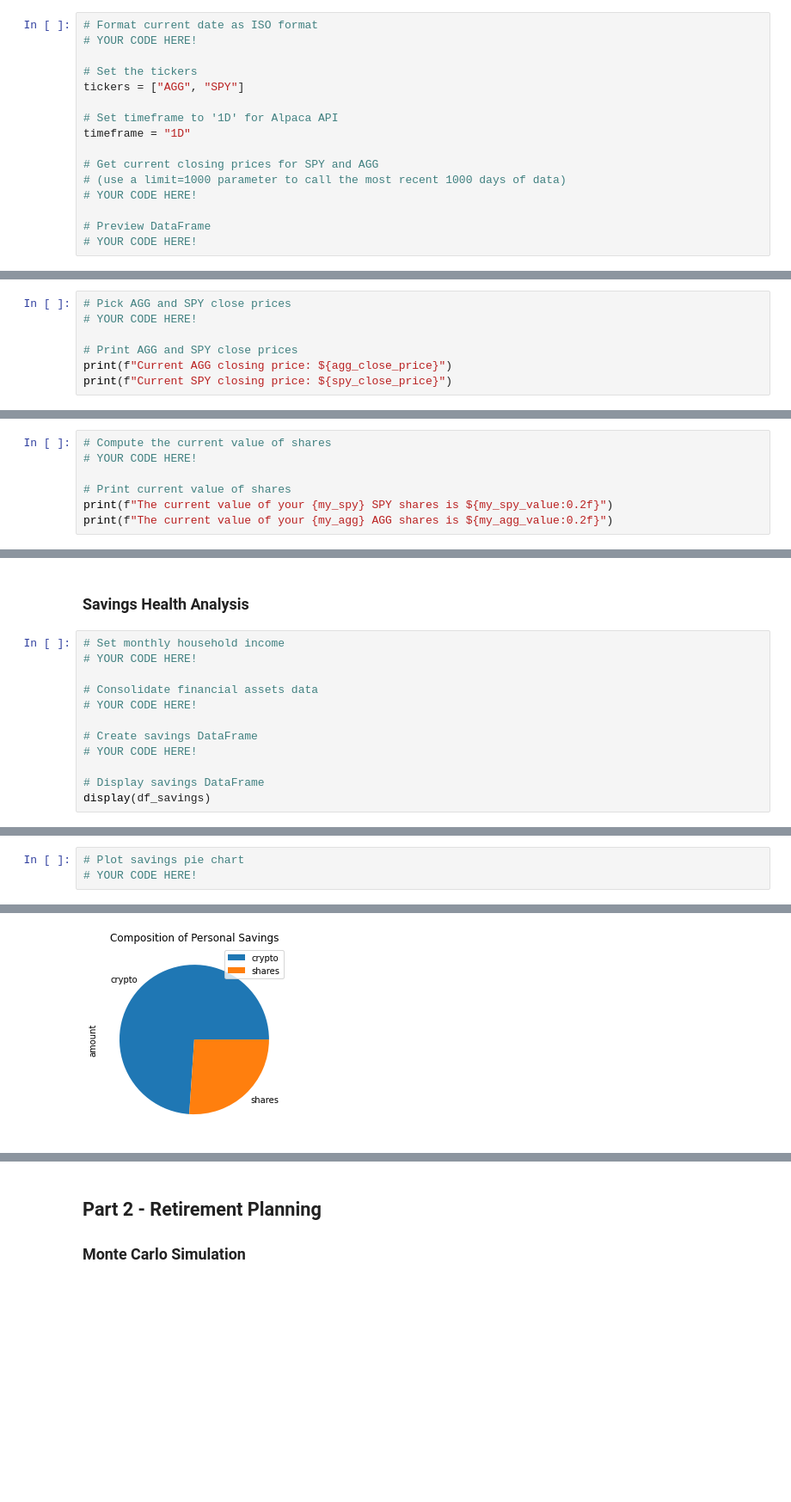
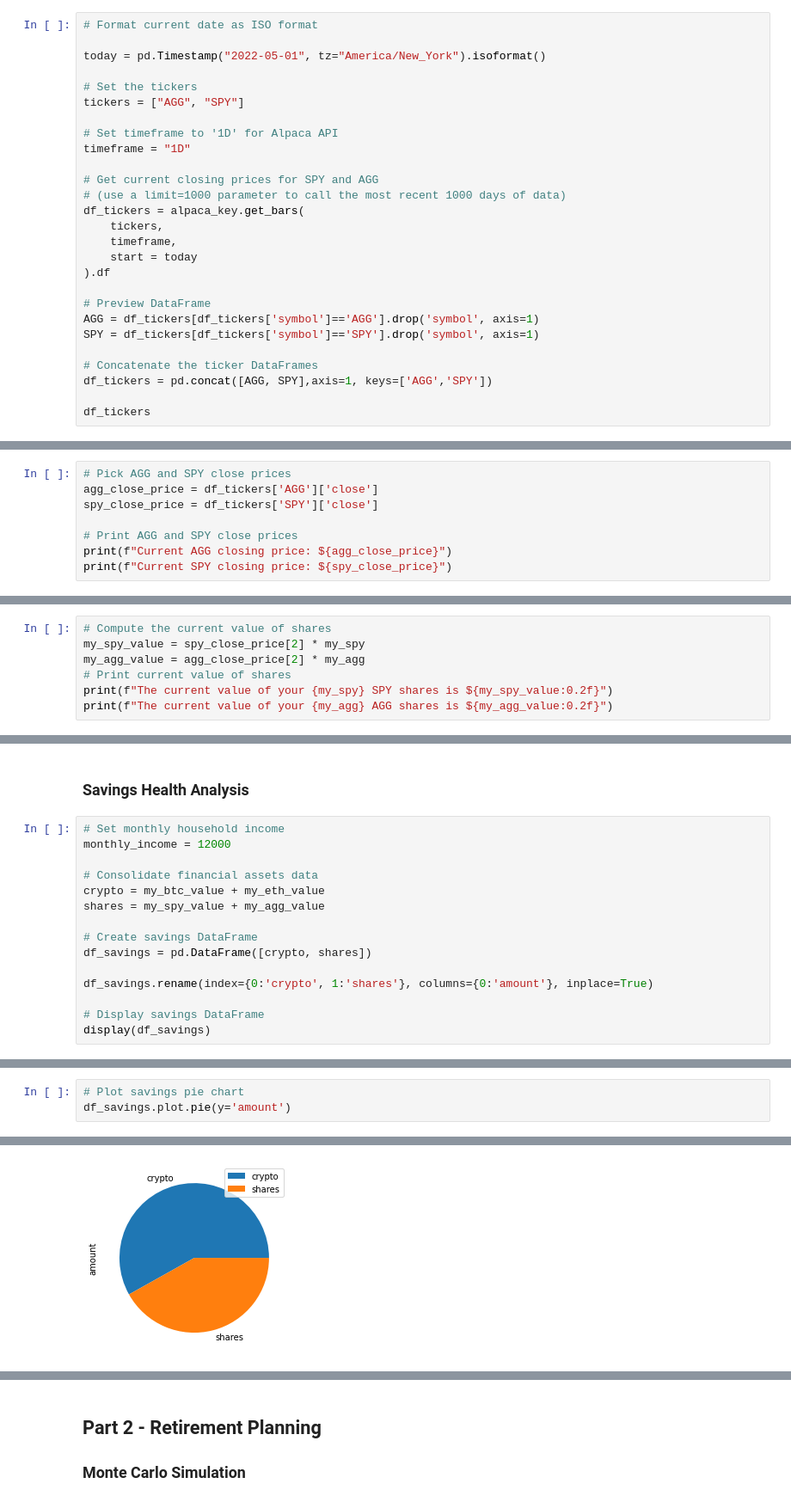
Before and after one commit to drhedri1/Financial_Planner, a Jupyter notebook: financial-planner.ipynb, the cells around one changed output, grey strips where cells are left out. Shown at 86% size. Drawn from its saved outputs; the diff is of its cells as text; blank space fills up the shorter version.

```diff
--- a/financial-planner.ipynb
+++ b/financial-planner.ipynb
@@ -57,6 +80,7 @@ my_spy = 50
 # %%
 # Format current date as ISO format
-# YOUR CODE HERE!
+
+today = pd.Timestamp("2022-05-01", tz="America/New_York").isoformat()
 
 # Set the tickers
 tickers = ["AGG", "SPY"]
@@ -66,8 +90,18 @@ timeframe = "1D"
 
 # Get current closing prices for SPY and AGG
 # (use a limit=1000 parameter to call the most recent 1000 days of data)
-# YOUR CODE HERE!
+df_tickers = alpaca_key.get_bars(
+    tickers,
+    timeframe,
+    start = today
+).df
 
 # Preview DataFrame
-# YOUR CODE HERE!
+AGG = df_tickers[df_tickers['symbol']=='AGG'].drop('symbol', axis=1)
+SPY = df_tickers[df_tickers['symbol']=='SPY'].drop('symbol', axis=1)
+
+# Concatenate the ticker DataFrames
+df_tickers = pd.concat([AGG, SPY],axis=1, keys=['AGG','SPY'])
+
+df_tickers
 # %% [output]
@@ -82,6 +115,7 @@ timeframe = "1D"
 # %%
 # Pick AGG and SPY close prices
-# YOUR CODE HERE!
+agg_close_price = df_tickers['AGG']['close']
+spy_close_price = df_tickers['SPY']['close']
 
 # Print AGG and SPY close prices
 print(f"Current AGG closing price: ${agg_close_price}")
@@ -92,7 +136,7 @@ Current SPY closing price: $282.73
 # %%
 # Compute the current value of shares
-# YOUR CODE HERE!
-
+my_spy_value = spy_close_price[2] * my_spy
+my_agg_value = agg_close_price[2] * my_agg
 # Print current value of shares
 print(f"The current value of your {my_spy} SPY shares is ${my_spy_value:0.2f}")
 print(f"The current value of your {my_agg} AGG shares is ${my_agg_value:0.2f}")
@@ -103,13 +147,16 @@ The current value of your 200 AGG shares is $23380.00
 ### Savings Health Analysis
 # %%
 # Set monthly household income
-# YOUR CODE HERE!
+monthly_income = 12000
 
 # Consolidate financial assets data
-# YOUR CODE HERE!
+crypto = my_btc_value + my_eth_value
+shares = my_spy_value + my_agg_value
 
 # Create savings DataFrame
-# YOUR CODE HERE!
+df_savings = pd.DataFrame([crypto, shares])
+
+df_savings.rename(index={0:'crypto', 1:'shares'}, columns={0:'amount'}, inplace=True)
 
 # Display savings DataFrame
 display(df_savings)
@@ -120,4 +167,4 @@ display(df_savings)
 # %%
 # Plot savings pie chart
-# YOUR CODE HERE!
+df_savings.plot.pie(y='amount')
 # %% [output]
@@ -125,4 +172,4 @@ display(df_savings)
-[figure, old version]
+[figure, new version]
 # %%
 # Set ideal emergency fund
 emergency_fund = monthly_income * 3
```
Also changed, not shown: parts of 35 cells of this notebook, 3 other files.
